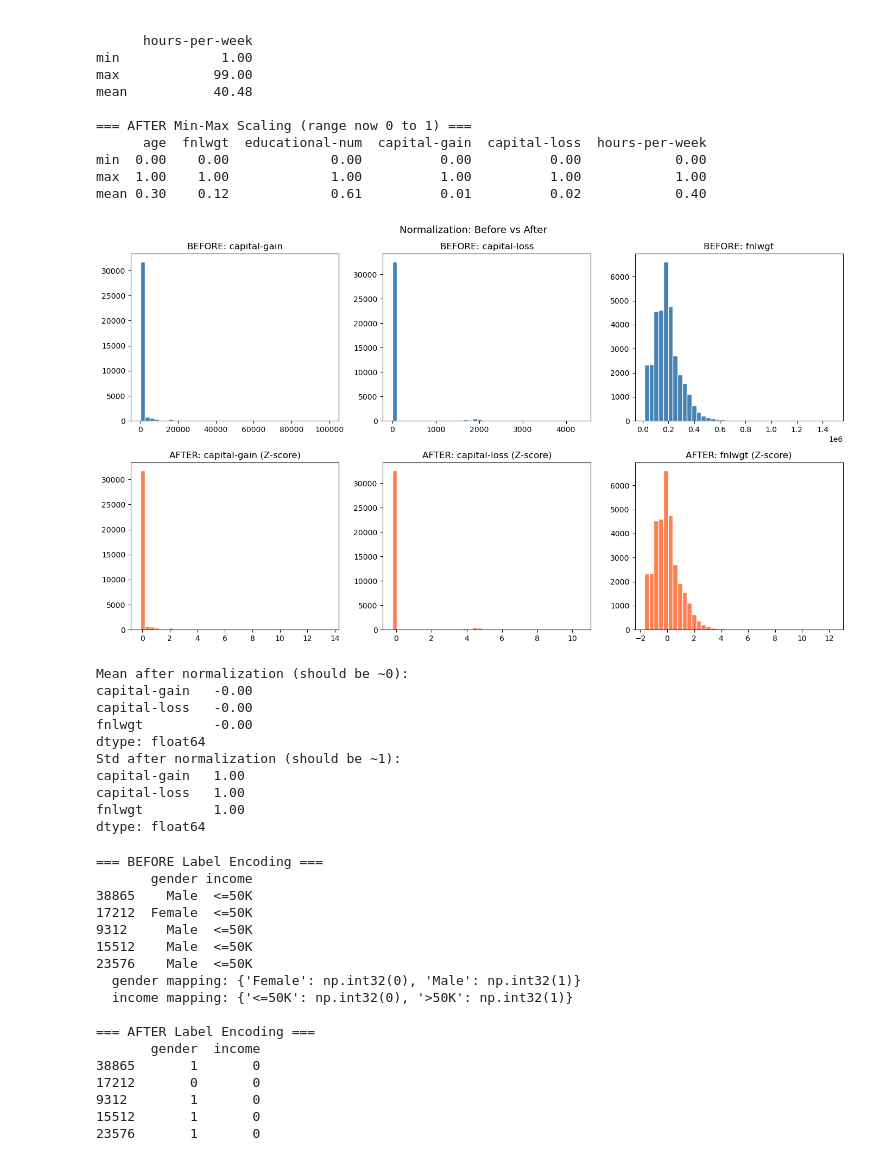
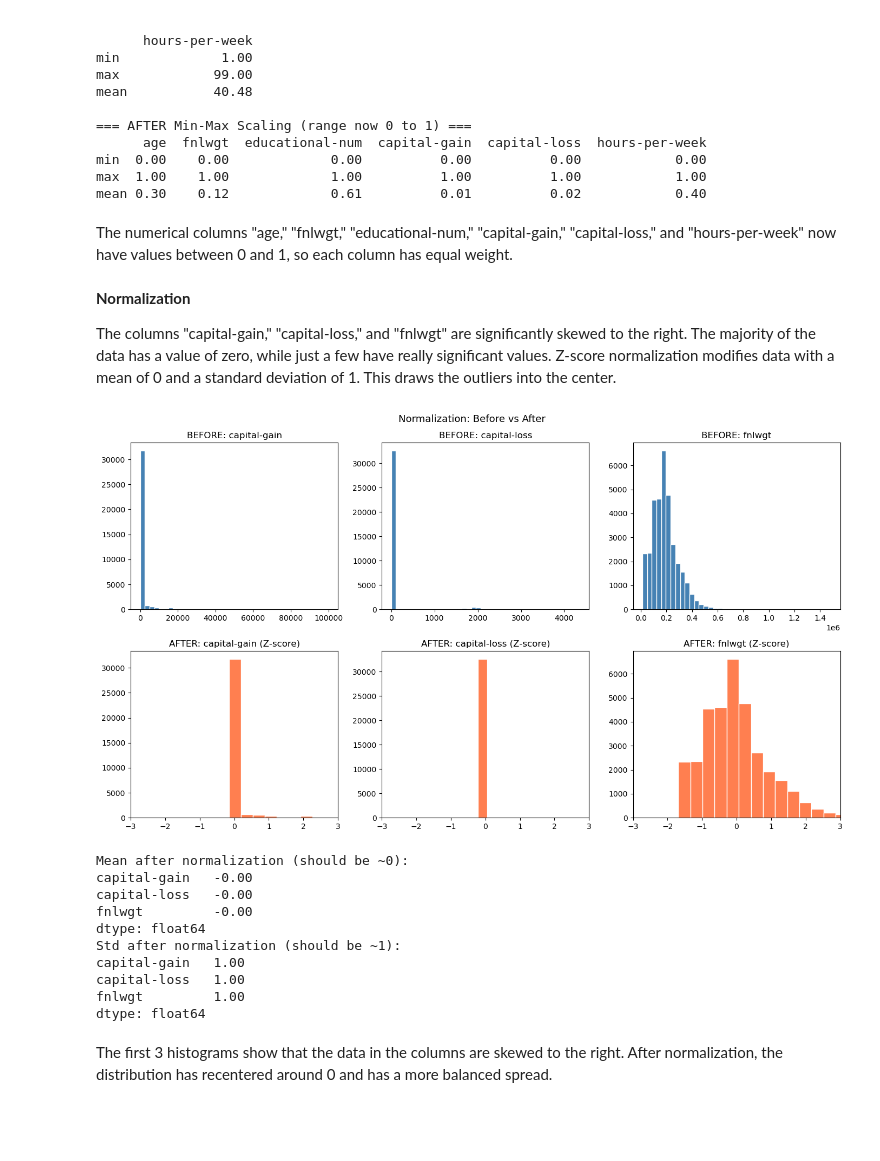
Before and after one commit to unnatishakya/Group1_Midterm_14406_Repo, a Jupyter notebook: Group1_Midterm_14406_Notebook.ipynb, the cells around one changed output. Cells and saved outputs as stored; diff of their text form; code cells hidden in the pictures; blank space fills up the shorter version.

```diff
--- a/Group1_Midterm_14406_Notebook.ipynb
+++ b/Group1_Midterm_14406_Notebook.ipynb
@@ -266,36 +278,44 @@ mean           40.48
 min  0.00    0.00             0.00          0.00          0.00            0.00
 max  1.00    1.00             1.00          1.00          1.00            1.00
 mean 0.30    0.12             0.61          0.01          0.02            0.40
+# %% [markdown]
+The numerical columns "age," "fnlwgt," "educational-num," "capital-gain," "capital-loss," and "hours-per-week" now have values between 0 and 1, so each column has equal weight.
+# %% [markdown]
+**Normalization**
+
+The columns "capital-gain," "capital-loss," and "fnlwgt" are significantly skewed to the right. The majority of the data has a value of zero, while just a few have really significant values. Z-score normalization modifies data with a mean of 0 and a standard deviation of 1. This draws the outliers into the center.
 # %%
-# Visualize skewness BEFORE normalization
+# Histogram BEFORE normalization
 skewed_cols = ['capital-gain', 'capital-loss', 'fnlwgt']
 
 fig, axes = plt.subplots(2, 3, figsize=(14, 8))
 
 for i, col in enumerate(skewed_cols):
     axes[0, i].hist(df_clean[col], bins=40, color='steelblue', edgecolor='white')
     axes[0, i].set_title(f'BEFORE: {col}')
 
 # Apply StandardScaler (Z-score normalization)
 std_scaler = StandardScaler()
 df_normalized = df_scaled.copy()
 df_normalized[skewed_cols] = std_scaler.fit_transform(df_clean[skewed_cols])
 
+#Histogram AFTER normalization
 for i, col in enumerate(skewed_cols):
     axes[1, i].hist(df_normalized[col], bins=40, color='coral', edgecolor='white')
     axes[1, i].set_title(f'AFTER: {col} (Z-score)')
+    axes[1, i].set_xlim(-3, 3)
 
 plt.suptitle('Normalization: Before vs After', fontsize=13)
 plt.tight_layout()
 plt.savefig('normalization_comparison.png', dpi=100, bbox_inches='tight')
 plt.show()
 
 print('Mean after normalization (should be ~0):')
 print(df_normalized[skewed_cols].mean().round(4))
 print('Std after normalization (should be ~1):')
 print(df_normalized[skewed_cols].std().round(4))
 # %% [output]
-[figure, old version]
+[figure, new version]
 Mean after normalization (should be ~0):
 capital-gain   -0.00
 capital-loss   -0.00
@@ -306,6 +326,8 @@ capital-gain   1.00
 capital-loss   1.00
 fnlwgt         1.00
 dtype: float64
+# %% [markdown]
+The first 3 histograms show that the data in the columns are skewed to the right. After normalization, the distribution has recentered around 0 and has a more balanced spread.
 # %%
 df_encoded = df_normalized.copy()
 
@@ -322,24 +344,6 @@ for col in binary_cols:
 
 print('\n=== AFTER Label Encoding ===')
 print(df_encoded[['gender', 'income']].head(5))
-# %% [output]
-=== BEFORE Label Encoding ===
-       gender income
-38865    Male  <=50K
-17212  Female  <=50K
-9312     Male  <=50K
-15512    Male  <=50K
-23576    Male  <=50K
-  gender mapping: {'Female': np.int32(0), 'Male': np.int32(1)}
-  income mapping: {'<=50K': np.int32(0), '>50K': np.int32(1)}
-
-=== AFTER Label Encoding ===
-       gender  income
-38865       1       0
-17212       0       0
-9312        1       0
-15512       1       0
-23576       1       0
 # %%
 ohe_cols = ['workclass', 'education', 'marital-status', 'occupation', 'relationship', 'race', 'native-country']
 
```
Also changed, not shown: parts of 12 cells of this notebook.
